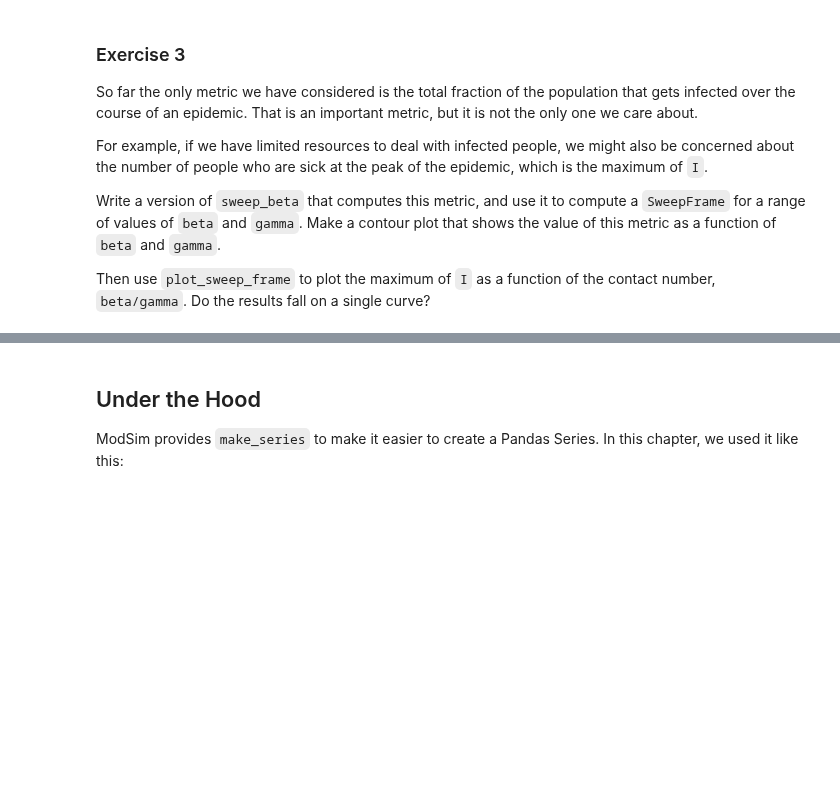
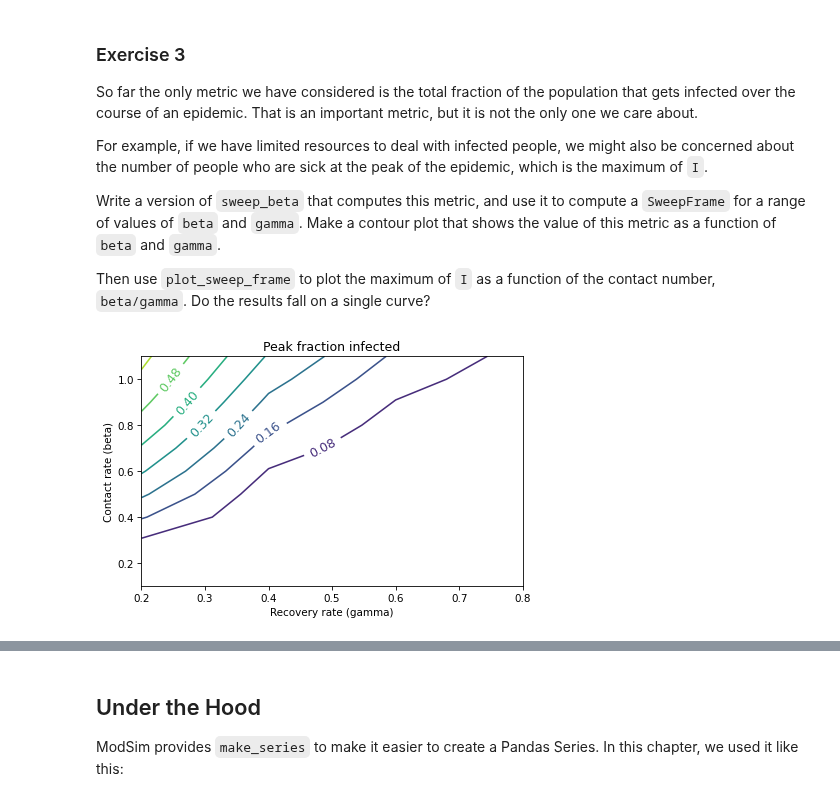
Before and after one commit to nwilliams770/academia, a Jupyter notebook: modeling_and_simulation/chapters/chap14.ipynb, the cells around one changed output, grey strips where cells are left out. Cells and saved outputs as stored; diff of their text form; code cells hidden in the pictures; blank space fills up the shorter version.

```diff
--- a/modeling_and_simulation/chapters/chap14.ipynb
+++ b/modeling_and_simulation/chapters/chap14.ipynb
@@ -299,7 +357,28 @@ Make a contour plot that shows the value of this metric as a function of `beta`
 Then use `plot_sweep_frame` to plot the maximum of `I` as a function of the contact number, `beta/gamma`.
 Do the results fall on a single curve?
 # %%
-# Solution goes here
+def sweet_beta_peak(beta_array, gamma):
+    sweep = SweepSeries()
+
+    for beta in beta_array:
+        system = make_system(beta, gamma)
+        results = run_simulation(system, update_func)
+        peak = results.i.max()
+        sweep[beta] = peak
+
+    return sweep
+
+def sweep_parameters_peak(beta_array, gamma_array):
+    frame = SweepFrame(columns=gamma_array)
+    for gamma in gamma_array:
+        frame[gamma] = sweet_beta_peak(beta_array, gamma)
+    return frame
 # %%
-# Solution goes here
+frame = sweep_parameters_peak(beta_array, gamma_array)
+contour(frame)
+decorate(xlabel='Recovery rate (gamma)',
+         ylabel='Contact rate (beta)',
+         title='Peak fraction infected')
+# %% [output]
+[figure, added]
 # %%
```
Also changed, not shown: parts of 15 cells of this notebook, 2 other files.
